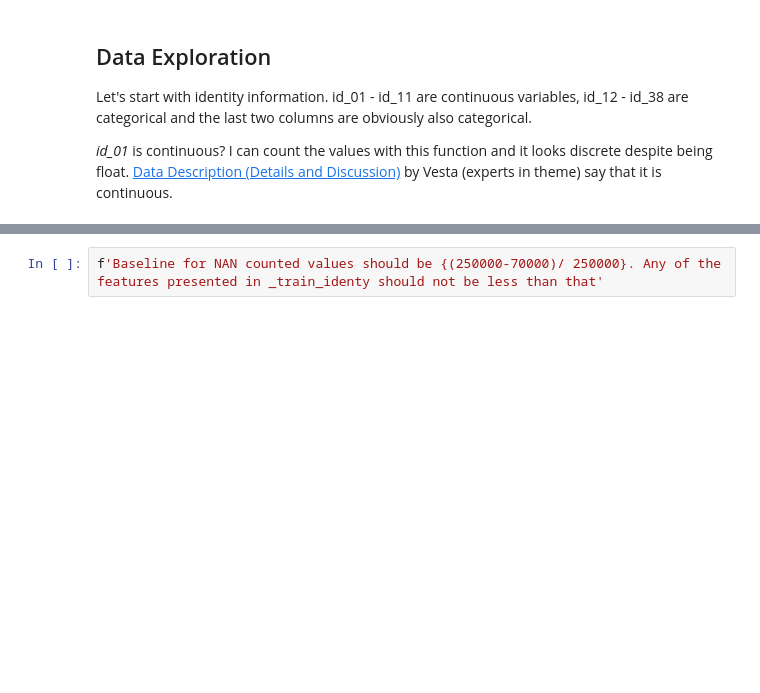
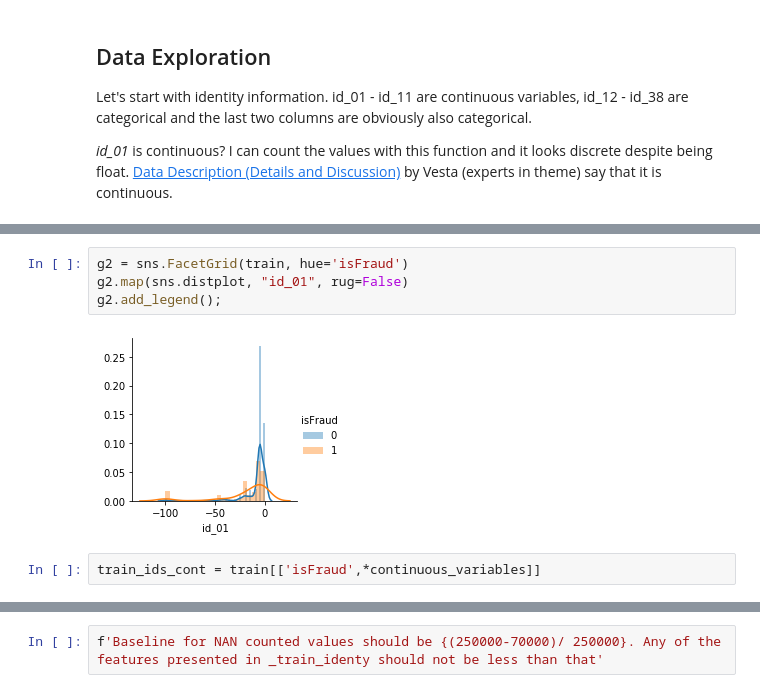
Before and after one commit to CamiVasz/aprendizaje-estadistico, a Jupyter notebook: ieee-fraud-detection/working/data_exploration.ipynb, the cells around one changed output, grey strips where cells are left out. Drawn from its saved outputs; the diff is of its cells as text; blank space fills up the shorter version.

```diff
--- a/ieee-fraud-detection/working/data_exploration.ipynb
+++ b/ieee-fraud-detection/working/data_exploration.ipynb
@@ -90,0 +132,8 @@ Let's start with identity information. id_01 - id_11 are continuous variables, i
+# %%
+g2 = sns.FacetGrid(train, hue='isFraud')
+g2.map(sns.distplot, "id_01", rug=False)
+g2.add_legend();
+# %% [output]
+[figure, added]
+# %%
+train_ids_cont = train[['isFraud',*continuous_variables]]
```
Also changed, not shown: parts of 23 cells of this notebook.
